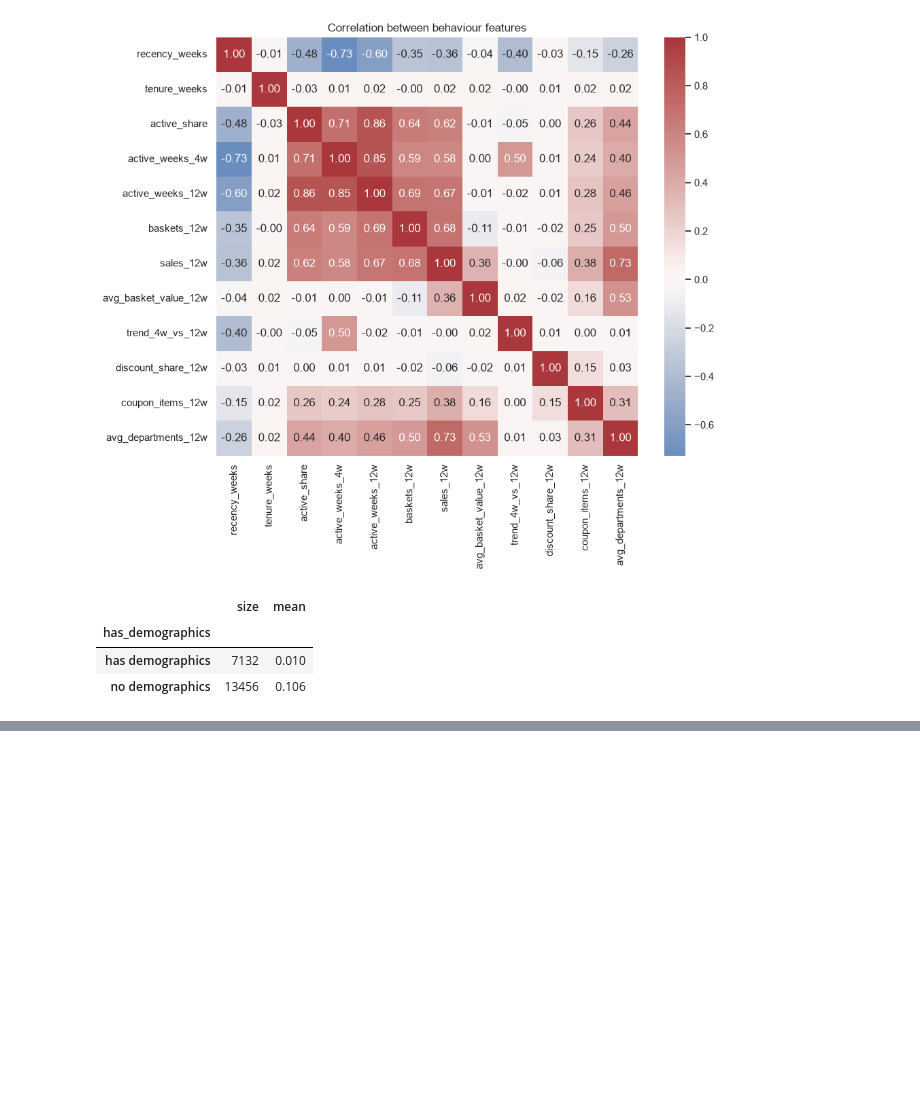
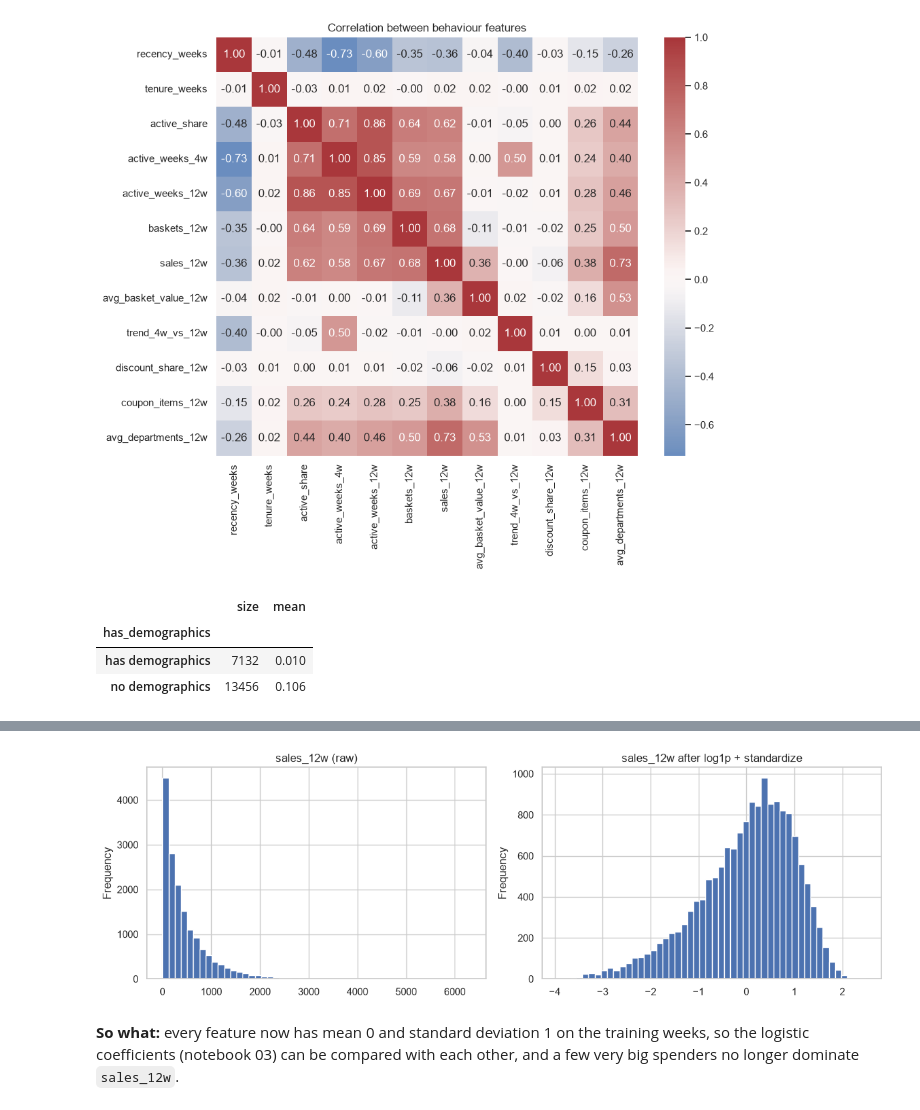
Before and after one commit to NamAnh-dev/Dunnhumby-retention-campaign, a Jupyter notebook: notebooks/02_modeling.ipynb, the cells around one changed output, grey strips where cells are left out. Cells and saved outputs as stored; diff of their text form; code cells hidden in the pictures; blank space fills up the shorter version.

```diff
--- a/notebooks/02_modeling.ipynb
+++ b/notebooks/02_modeling.ipynb
@@ -331,0 +154,8 @@ so the saved model has seen the most recent behaviour. That saved model is used
+# %%
+from src.train import make_preprocessor, time_split
+
+train, valid, test = time_split(table)
+print(f"train {len(train):,} rows | validation {len(valid):,} rows | test {len(test):,} rows")
+prep = make_preprocessor().fit(train[FEATURES])
+X_train = pd.DataFrame(prep.transform(train[FEATURES]), columns=prep.get_feature_names_out())
+X_train.describe().T[["mean", "std", "min", "max"]]
@@ -331,0 +177,11 @@ so the saved model has seen the most recent behaviour. That saved model is used
+# %%
+fig, axes = plt.subplots(1, 2, figsize=(12, 4))
+train["sales_12w"].plot.hist(bins=50, ax=axes[0], title="sales_12w (raw)")
+X_train["sales_12w"].plot.hist(bins=50, ax=axes[1], title="sales_12w after log1p + standardize")
+fig.tight_layout()
+plt.show()
+# %% [output]
+[figure, added]
+# %% [markdown]
+**So what:** every feature now has mean 0 and standard deviation 1 on the training weeks, so the logistic coefficients
+(notebook 03) can be compared with each other, and a few very big spenders no longer dominate `sales_12w`.
```
Also changed, not shown: parts of 45 cells of this notebook, 5 other files.
